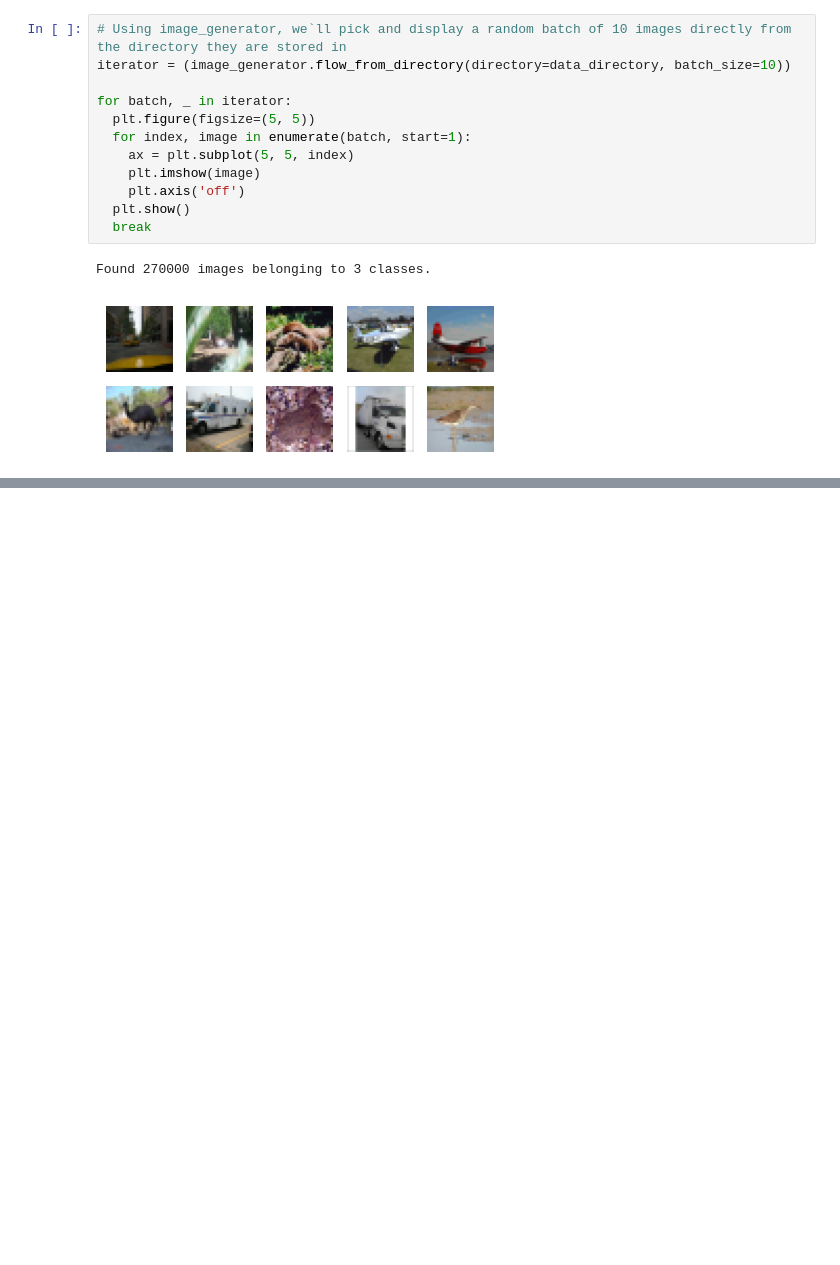
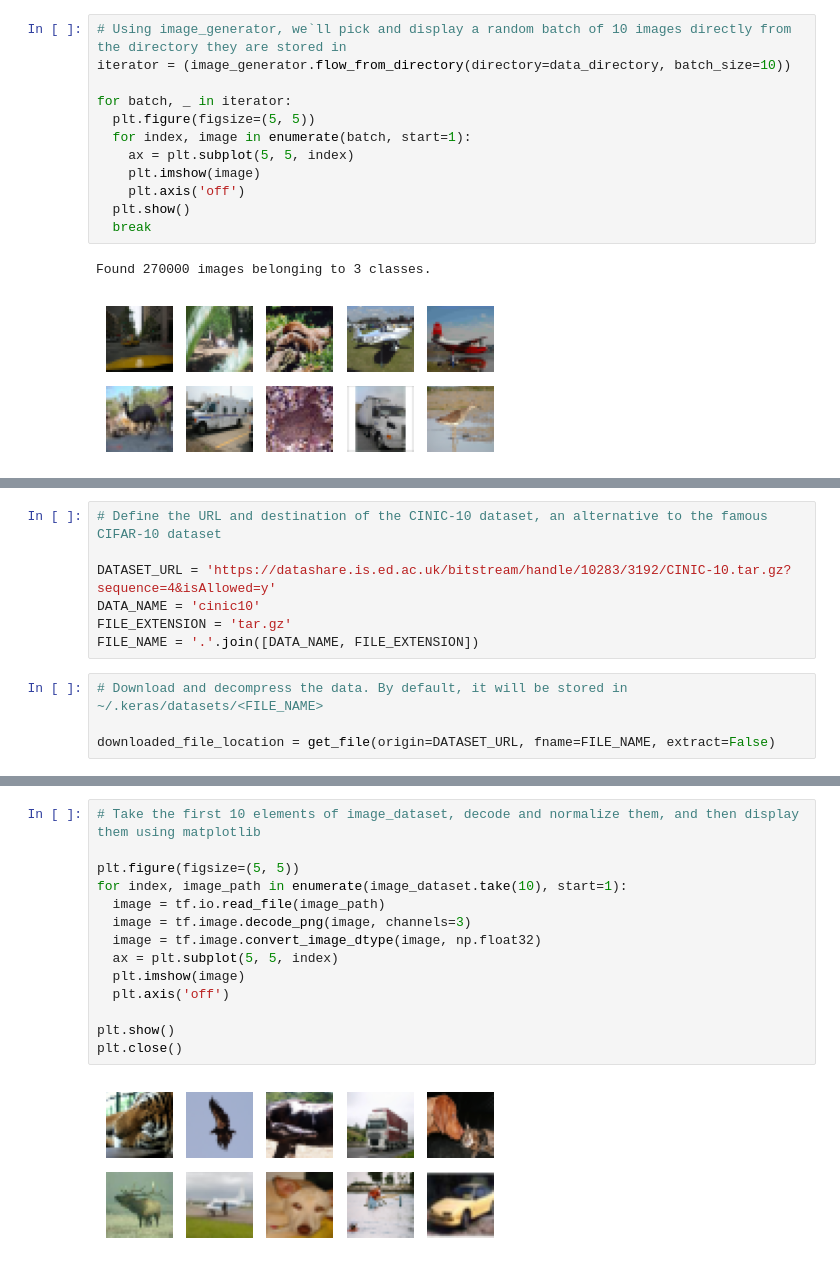
Before and after one commit to alvarohernandezalt/TF_ComputerVision, a Jupyter notebook: Ch01_GS_ComputerVision.ipynb, the cells around one changed output, grey strips where cells are left out. Saved outputs shown, nothing was run; the diff lists cells and outputs as text; blank space fills up the shorter version.

```diff
--- a/Ch01_GS_ComputerVision.ipynb
+++ b/Ch01_GS_ComputerVision.ipynb
@@ -228,0 +242,11 @@ Found 270000 images belonging to 3 classes.
+# %%
+# Define the URL and destination of the CINIC-10 dataset, an alternative to the famous CIFAR-10 dataset
+
+DATASET_URL = 'https://datashare.is.ed.ac.uk/bitstream/handle/10283/3192/CINIC-10.tar.gz?sequence=4&isAllowed=y'
+DATA_NAME = 'cinic10'
+FILE_EXTENSION = 'tar.gz'
+FILE_NAME = '.'.join([DATA_NAME, FILE_EXTENSION])
+# %%
+# Download and decompress the data. By default, it will be stored in ~/.keras/datasets/<FILE_NAME>
+
+downloaded_file_location = get_file(origin=DATASET_URL, fname=FILE_NAME, extract=False)
@@ -228,0 +285,16 @@ Found 270000 images belonging to 3 classes.
+# %%
+# Take the first 10 elements of image_dataset, decode and normalize them, and then display them using matplotlib
+
+plt.figure(figsize=(5, 5))
+for index, image_path in enumerate(image_dataset.take(10), start=1):
+  image = tf.io.read_file(image_path)
+  image = tf.image.decode_png(image, channels=3)
+  image = tf.image.convert_image_dtype(image, np.float32)
+  ax = plt.subplot(5, 5, index)
+  plt.imshow(image)
+  plt.axis('off')
+
+plt.show()
+plt.close()
+# %% [output]
+[figure, added]
```
Also changed, not shown: parts of 9 cells of this notebook.
